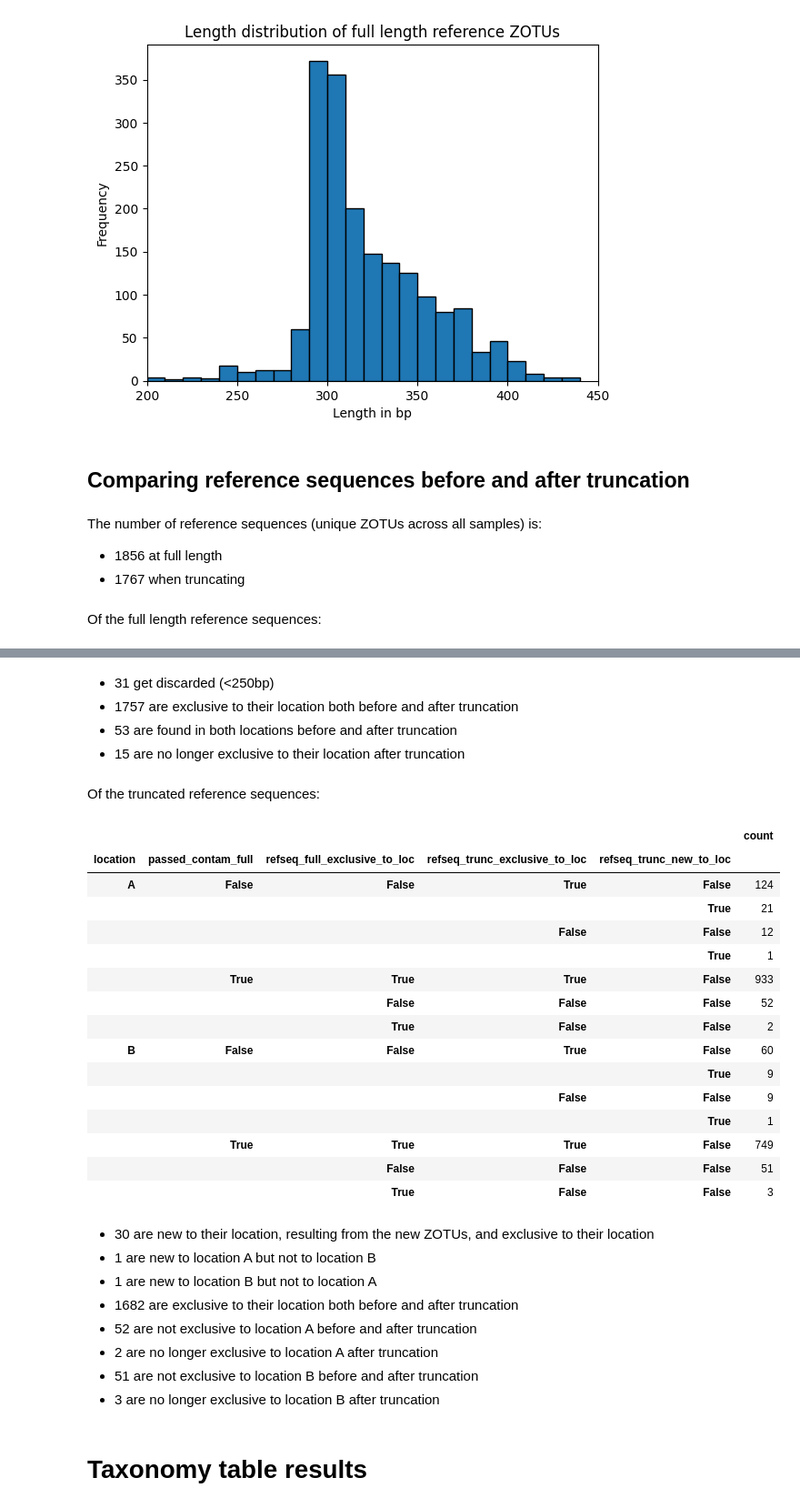
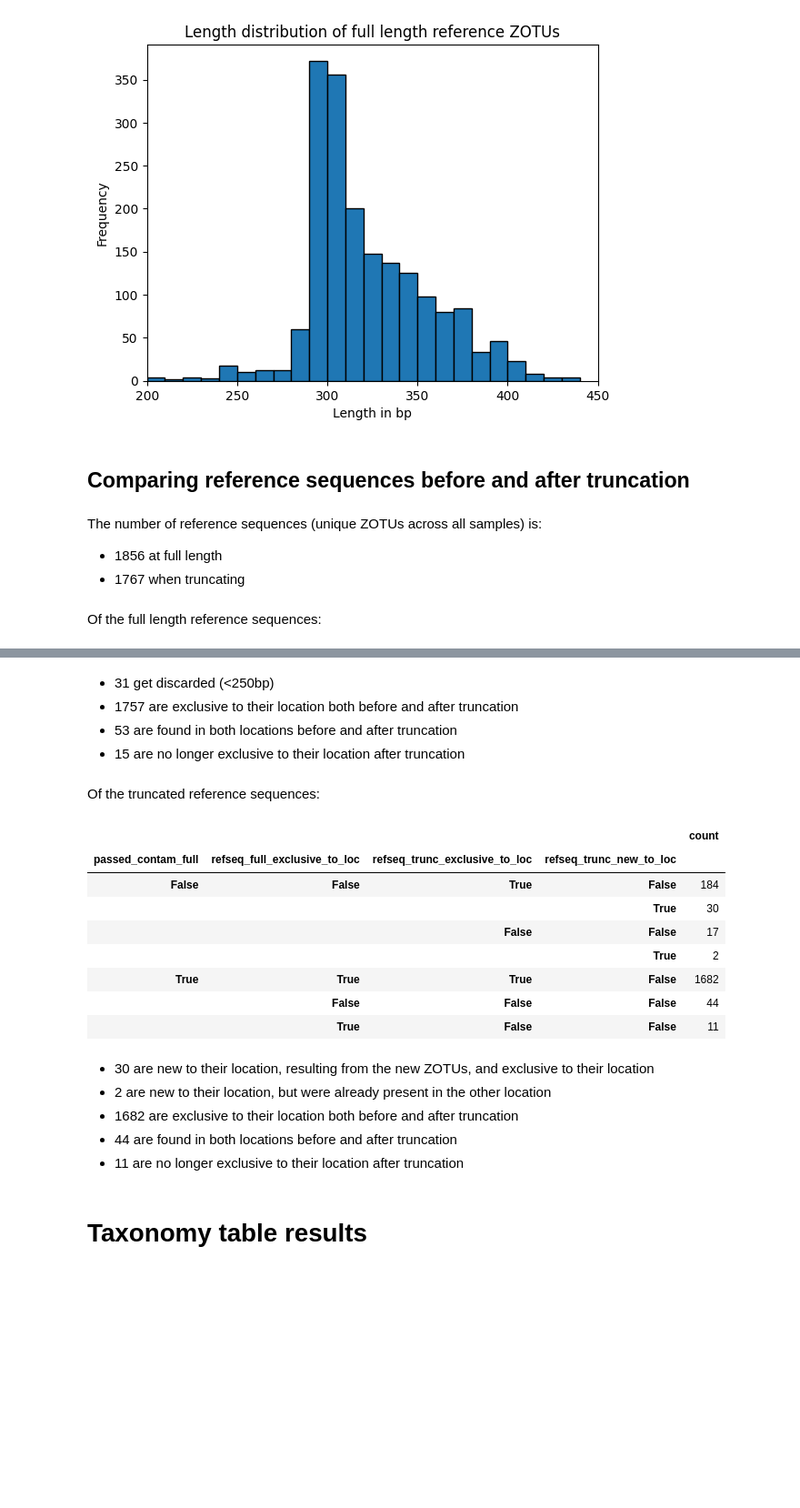
Before and after one commit to SethGG/mycodiversity-arise, a Jupyter notebook: 7_data_analysis.ipynb, the cells around one changed output, grey strips where cells are left out. Shown at 91% size. Cells and saved outputs as stored; diff of their text form; code cells hidden in the pictures; blank space fills up the shorter version.

```diff
--- a/7_data_analysis.ipynb
+++ b/7_data_analysis.ipynb
@@ -333,37 +333,33 @@ df_refseq_both = df_refseq_both.merge(
 df_refseq_both["refseq_trunc_new_to_loc"] = df_refseq_both["_merge"] == "left_only"
 df_refseq_both = df_refseq_both.drop(columns=["_merge"])
 
-df_refseq_both_full = df_refseq_both[df_refseq_both["passed_contam_full"] == True]
-df_refseq_both_trunc = df_refseq_both[df_refseq_both["passed_contam_trunc"] == True].drop_duplicates(subset=["location", "passed_contam_full", "refsequence_pk_trunc"])
+df_refseq_both_full = df_refseq_both[df_refseq_both["passed_contam_full"] == True].drop_duplicates(subset=["refsequence_pk_full", "refsequence_pk_trunc"])
+df_refseq_both_trunc = df_refseq_both[df_refseq_both["passed_contam_trunc"] == True].sort_values(
+    by=["refseq_full_exclusive_to_loc", "refseq_trunc_new_to_loc"], ascending=False).drop_duplicates(subset=["passed_contam_full", "refsequence_pk_trunc"])
 
 df_refseq_both_full_count = pd.DataFrame(
     df_refseq_both_full.value_counts(
-        subset=["location", "passed_trunc", "refseq_full_exclusive_to_loc", "refseq_trunc_exclusive_to_loc"])
-).sort_index(level=["location", "passed_trunc"], sort_remaining=False)
+        subset=["passed_trunc", "refseq_full_exclusive_to_loc", "refseq_trunc_exclusive_to_loc"])
+).sort_index(level=["passed_trunc"], sort_remaining=False)
 
 df_refseq_both_trunc_count = pd.DataFrame(
     df_refseq_both_trunc.value_counts(
-        subset=["location", "passed_contam_full", "refseq_full_exclusive_to_loc", "refseq_trunc_exclusive_to_loc", "refseq_trunc_new_to_loc"])
-).sort_index(level=["location", "passed_contam_full"], sort_remaining=False)
+        subset=["passed_contam_full", "refseq_full_exclusive_to_loc", "refseq_trunc_exclusive_to_loc", "refseq_trunc_new_to_loc"])
+).sort_index(level=["passed_contam_full"], sort_remaining=False)
 
 num_ref_full = df_refseq_full.shape[0]
 num_ref_trunc = df_refseq.shape[0]
 
-num_ref_full_discarded = df_refseq_both_full_count.loc[(slice(None), False, slice(None), False)]["count"].sum()
-num_ref_full_exclusive_both = df_refseq_both_full_count.loc[(slice(None), True, True, True)]["count"].sum()
-num_ref_full_not_exclusive_both = df_refseq_both_full_count.loc[("A", True, False, False)]["count"].sum()
-num_ref_full_no_longer_exclusive = df_refseq_both_full_count.loc[(slice(None), True, True, False)]["count"].sum()
+num_ref_full_discarded = df_refseq_both_full_count.loc[(False, slice(None), False)]["count"].sum()
+num_ref_full_exclusive_both = df_refseq_both_full_count.loc[(True, True, True)]["count"].sum()
+num_ref_full_not_exclusive_both = df_refseq_both_full_count.loc[(True, False, False)]["count"].sum()
+num_ref_full_no_longer_exclusive = df_refseq_both_full_count.loc[(True, True, False)]["count"].sum()
 
-num_ref_trunc_exclusive_new = df_refseq_both_trunc_count.loc[(slice(None), False, False, True, True)]["count"].sum()
-num_ref_trunc_not_exclusive_newA = df_refseq_both_trunc_count.loc[("A", False, False, False, True)]["count"].sum()
-num_ref_trunc_not_exclusive_newB = df_refseq_both_trunc_count.loc[("B", False, False, False, True)]["count"].sum()
-num_ref_trunc_exclusive_both = df_refseq_both_trunc_count.loc[(slice(None), True, True, True, False)]["count"].sum()
-num_ref_trunc_not_exclusive_bothA = df_refseq_both_trunc_count.loc[("A", True, False, False, False)]["count"].sum()
-num_ref_trunc_no_longer_exclusiveA = df_refseq_both_trunc_count.loc[("A", True, True, False, False)]["count"].sum()
-num_ref_trunc_not_exclusive_bothB = df_refseq_both_trunc_count.loc[("B", True, False, False, False)]["count"].sum()
-num_ref_trunc_no_longer_exclusiveB = df_refseq_both_trunc_count.loc[("B", True, True, False, False)]["count"].sum()
-
-
+num_ref_trunc_exclusive_new = df_refseq_both_trunc_count.loc[(False, False, True, True)]["count"].sum()
+num_ref_trunc_not_exclusive_new = df_refseq_both_trunc_count.loc[(False, False, False, True)]["count"].sum()
+num_ref_trunc_exclusive_both = df_refseq_both_trunc_count.loc[(True, True, True, False)]["count"].sum()
+num_ref_trunc_not_exclusive_both = df_refseq_both_trunc_count.loc[(True, False, False, False)]["count"].sum()
+num_ref_trunc_no_longer_exclusive = df_refseq_both_trunc_count.loc[(True, True, False, False)]["count"].sum()
 
 display(md("## Comparing reference sequences before and after truncation"))
 display(md(f"The number of reference sequences (unique ZOTUs across all samples) is:\n"
@@ -378,13 +374,10 @@ display(md(f"- {num_ref_full_discarded} get discarded (<250bp)\n"
 display(md("Of the truncated reference sequences:"))
 display(df_refseq_both_trunc_count)
 display(md(f"- {num_ref_trunc_exclusive_new} are new to their location, resulting from the new ZOTUs, and exclusive to their location\n"
-           f"- {num_ref_trunc_not_exclusive_newA} are new to location A but not to location B\n"
-           f"- {num_ref_trunc_not_exclusive_newB} are new to location B but not to location A\n"
+           f"- {num_ref_trunc_not_exclusive_new} are new to their location, but were already present in the other location\n"
            f"- {num_ref_trunc_exclusive_both} are exclusive to their location both before and after truncation\n"
-           f"- {num_ref_trunc_not_exclusive_bothA} are not exclusive to location A before and after truncation\n"
-           f"- {num_ref_trunc_no_longer_exclusiveA} are no longer exclusive to location A after truncation\n"
-           f"- {num_ref_trunc_not_exclusive_bothB} are not exclusive to location B before and after truncation\n"
-           f"- {num_ref_trunc_no_longer_exclusiveB} are no longer exclusive to location B after truncation"
+           f"- {num_ref_trunc_not_exclusive_both} are found in both locations before and after truncation\n"
+           f"- {num_ref_trunc_no_longer_exclusive} are no longer exclusive to their location after truncation\n"
            ))
 # %% [output]
 ## Comparing reference sequences before and after truncation
@@ -405,32 +394,22 @@ Of the full length reference sequences:
 - 31 get discarded (<250bp)
 - 1757 are exclusive to their location both before and after truncation
 - 53 are found in both locations before and after truncation
 - 15 are no longer exclusive to their location after truncation
 Of the truncated reference sequences:
-|  |  |  |  |  | count |
-| location | passed_contam_full | refseq_full_exclusive_to_loc | refseq_trunc_exclusive_to_loc | refseq_trunc_new_to_loc |  |
-| A | False | False | True | False | 124 |
-|  |  |  |  | True | 21 |
-|  |  |  | False | False | 12 |
-|  |  |  |  | True | 1 |
-|  | True | True | True | False | 933 |
-|  |  | False | False | False | 52 |
-|  |  | True | False | False | 2 |
-| B | False | False | True | False | 60 |
-|  |  |  |  | True | 9 |
-|  |  |  | False | False | 9 |
-|  |  |  |  | True | 1 |
-|  | True | True | True | False | 749 |
-|  |  | False | False | False | 51 |
-|  |  | True | False | False | 3 |
+|  |  |  |  | count |
+| passed_contam_full | refseq_full_exclusive_to_loc | refseq_trunc_exclusive_to_loc | refseq_trunc_new_to_loc |  |
+| False | False | True | False | 184 |
+|  |  |  | True | 30 |
+|  |  | False | False | 17 |
+|  |  |  | True | 2 |
+| True | True | True | False | 1682 |
+|  | False | False | False | 44 |
+|  | True | False | False | 11 |
 - 30 are new to their location, resulting from the new ZOTUs, and exclusive to their location
-- 1 are new to location A but not to location B
-- 1 are new to location B but not to location A
+- 2 are new to their location, but were already present in the other location
 - 1682 are exclusive to their location both before and after truncation
-- 52 are not exclusive to location A before and after truncation
-- 2 are no longer exclusive to location A after truncation
-- 51 are not exclusive to location B before and after truncation
-- 3 are no longer exclusive to location B after truncation
+- 44 are found in both locations before and after truncation
+- 11 are no longer exclusive to their location after truncation
 # %% [markdown]
 # Taxonomy table results
 # %%
```
Also changed, not shown: parts of 8 cells of this notebook, 2 other files.
